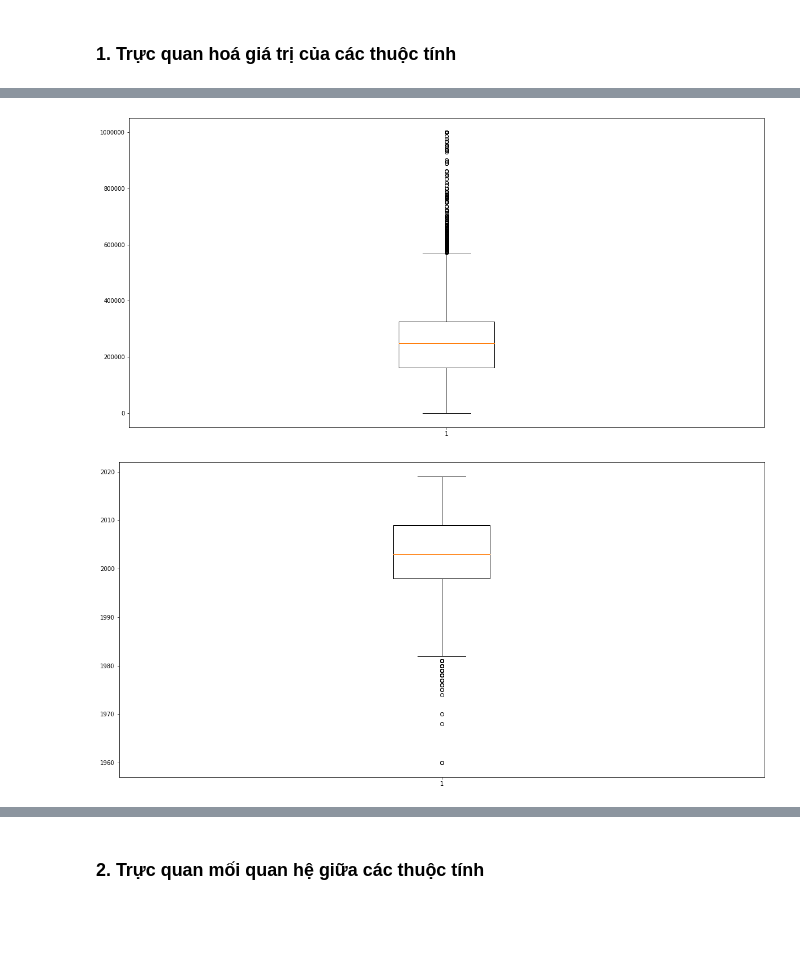
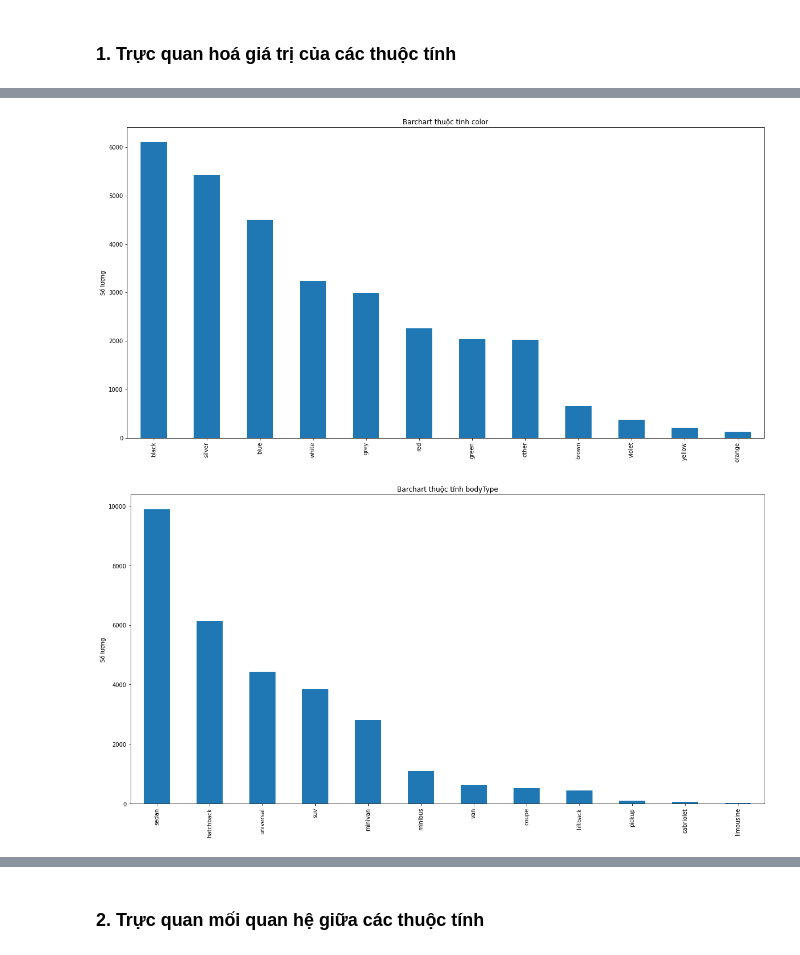
Before and after one commit to NHTN/Mathematical-Statistics-with-Applications, a Jupyter notebook: Project 1/Source/1_Report_P1.ipynb, the cells around one changed output, grey strips where cells are left out. Cells and saved outputs as stored; diff of their text form; code cells hidden in the pictures; blank space fills up the shorter version.

```diff
--- a/Project 1/Source/1_Report_P1.ipynb
+++ b/Project 1/Source/1_Report_P1.ipynb
@@ -422,12 +432,16 @@ plt.show()
 # %%
 plt.figure(figsize=(20,10))
-plt.boxplot(dataX['odometer'])
+dataX['color'].value_counts().plot.bar()
+plt.title('Barchart thuộc tính color')
+plt.ylabel('Số lượng')
 plt.show()
 # %% [output]
-[figure, old version]
+[figure, new version]
 # %%
 plt.figure(figsize=(20,10))
-plt.boxplot(dataX['year'])
+dataX['bodyType'].value_counts().plot.bar()
+plt.title('Barchart thuộc tính bodyType')
+plt.ylabel('Số lượng')
 plt.show()
 # %% [output]
-[figure, old version]
+[figure, new version]
```
Also changed, not shown: parts of 29 cells of this notebook.
